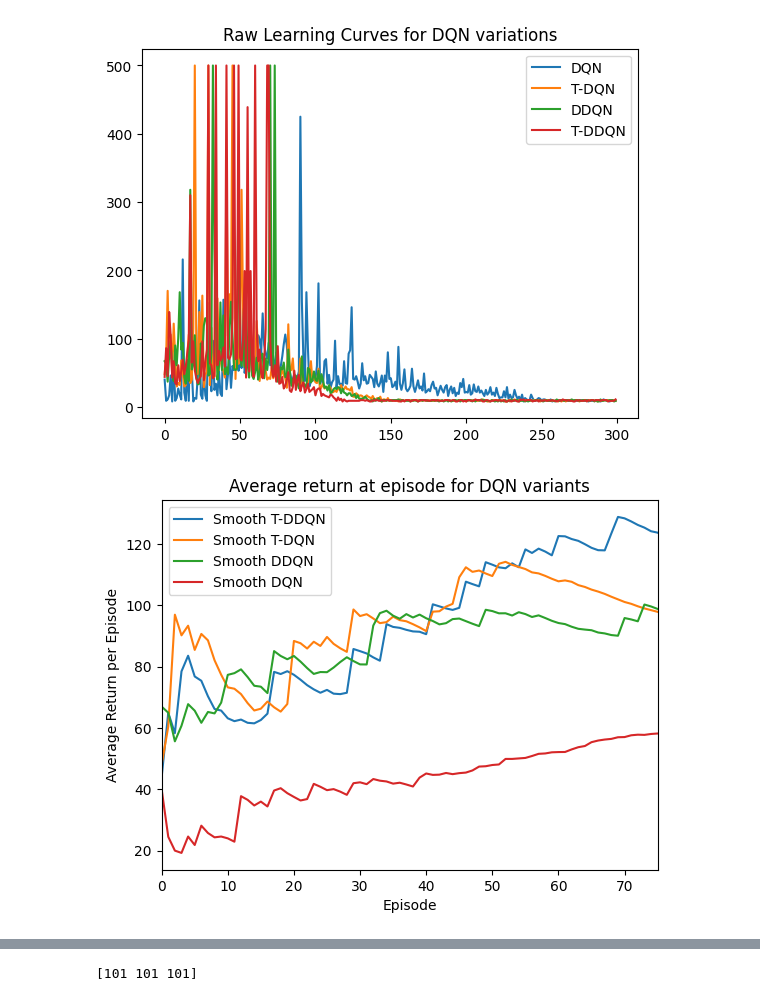
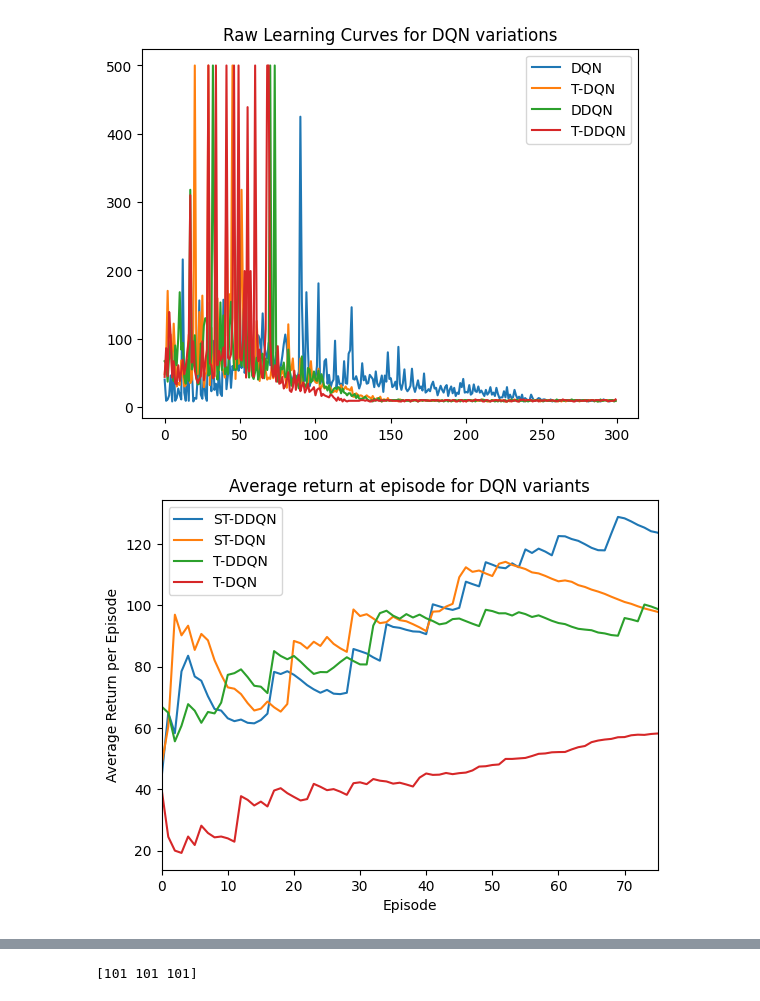
Before and after one commit to Waterperry/rl_group_project, a Jupyter notebook: colab_notebook.ipynb, the cells around one changed output, grey strips where cells are left out. Drawn from its saved outputs; the diff is of its cells as text; code cells hidden in the pictures.

```diff
--- a/colab_notebook.ipynb
+++ b/colab_notebook.ipynb
@@ -20,32 +20,32 @@ plt.show()
 # %%
 smoothed_dqn, smoothed_t_dqn, smoothed_ddqn, smoothed_t_ddqn = np.zeros_like(t_ddqn), np.zeros_like(t_ddqn), np.zeros_like(t_ddqn), np.zeros_like(t_ddqn)
 
 # n-step moving average plotting
 # period = 15
 # for i in range(period, smoothed_t_ddqn.shape[0] - period):
 #     smoothed_t_ddqn[i], smoothed_t_dqn[i] = np.mean(t_ddqn[i-period:i+period-1]), np.mean(t_dqn[i-period:i+period-1])
 #     smoothed_dqn[i], smoothed_ddqn[i] = np.mean(dqn[i-period:i+period-1]), np.mean(ddqn[i-period:i+period-1])
 # plt.plot(smoothed_t_ddqn, label='Smooth T-DDQN')
 # plt.plot(smoothed_ddqn, label='Smooth DDQN')
 # plt.plot(smoothed_t_dqn, label='Smooth T-DQN')
 # plt.plot(smoothed_dqn, label='Smooth DQN')
 
 # cumulative averaging/summing
 factor = np.array(list(range(1, smoothed_t_ddqn.shape[0] + 1)))
 # factor = np.ones_like(smoothed_t_ddqn)
 plt.title("Average return at episode for DQN variants")
 plt.xlabel("Episode")
 plt.ylabel("Average Return per Episode")
-plt.plot(np.cumsum(t_ddqn)/factor, label='Smooth T-DDQN')
-plt.plot(np.cumsum(t_dqn)/factor, label='Smooth T-DQN')
-plt.plot(np.cumsum(ddqn)/factor, label='Smooth DDQN')
-plt.plot(np.cumsum(dqn)/factor, label='Smooth DQN')
+plt.plot(np.cumsum(t_ddqn)/factor, label='ST-DDQN')
+plt.plot(np.cumsum(t_dqn)/factor, label='ST-DQN')
+plt.plot(np.cumsum(ddqn)/factor, label='T-DDQN')
+plt.plot(np.cumsum(dqn)/factor, label='T-DQN')
 plt.plot()
 plt.legend()
 plt.xlim(0, 75)
 plt.show()
 # %% [output]
-[figure, old version]
+[figure, new version]
 # %%
 from gym.envs import make as gym_env_make
 
```
Also changed, not shown: parts of 2 cells of this notebook, 13 other files.
